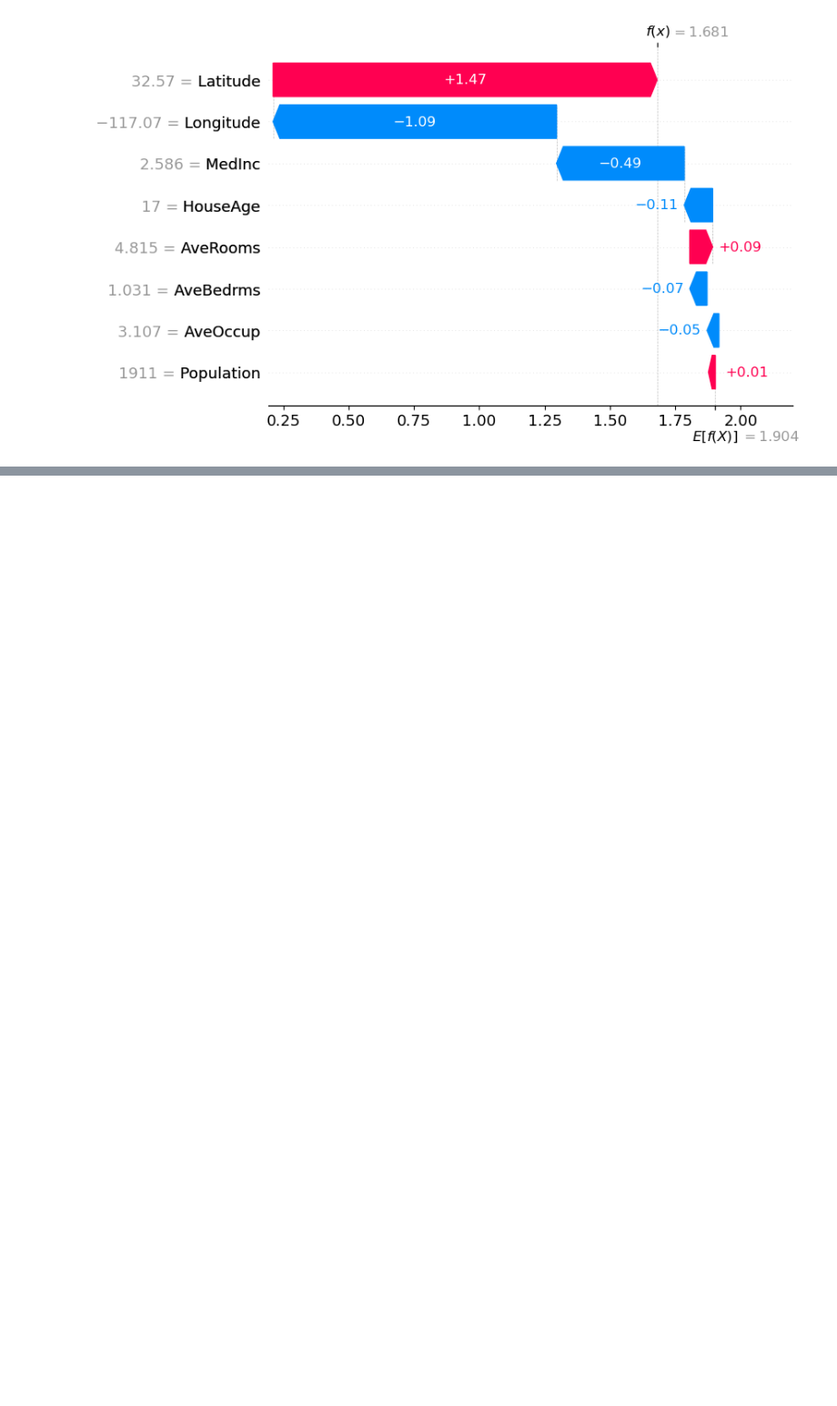
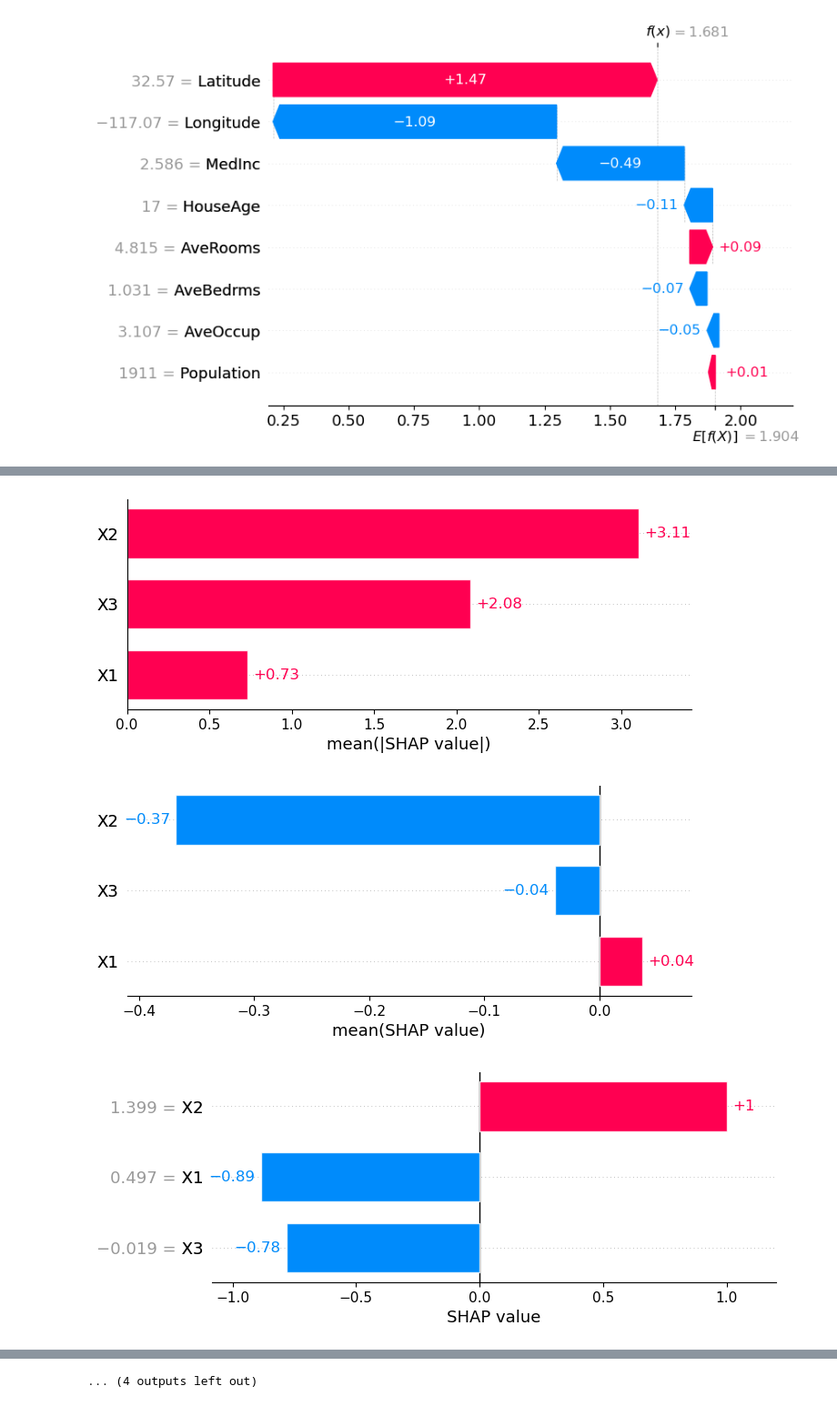
Before and after one commit to JackHuang0125/WHAT_I_DID, a Jupyter notebook: 0 Meeting/0_PAPER_0911.ipynb, the cells around one changed output, grey strips where cells are left out. Shown at 91% size. Saved outputs shown, nothing was run; the diff lists cells and outputs as text; code cells hidden in the pictures; blank space fills up the shorter version.

```diff
--- a/0 Meeting/0_PAPER_0911.ipynb
+++ b/0 Meeting/0_PAPER_0911.ipynb
@@ -688,0 +616,16 @@ plt.show()
+# %%
+np.random.seed(42)
+
+n = 1000
+X1 = np.random.normal(0, 1, n)
+X2 = np.random.normal(0, 1, n)
+X3 = 2*X1 + np.random.normal(0, 1.5, n)
+
+X = pd.DataFrame({'X1': X1, 'X2': X2, 'X3': X3})
+y = X1-3*X1*X2+3*(X2**2)+X3+np.random.normal(0, 1.5, n)
+
+rfg = RandomForestRegressor(random_state=42, n_estimators=500, n_jobs=-1)
+model =rfg.fit(X, y)
+
+explainer = shap.TreeExplainer(model, X)
+shap_values = explainer(X)
@@ -688,0 +643,29 @@ plt.show()
+# %%
+shap.plots.bar(shap_values.abs.mean(0))
+shap.plots.bar(shap_values.mean(0))
+
+shap.plots.bar(shap_values[0])
+
+clustering = shap.utils.hclust(X, y)
+shap.plots.bar(shap_values[0], clustering=clustering, clustering_cutoff=0.5)
+
+shap.plots.waterfall(shap_values[0]) # 看樣本點的各特徵影響度, 目前是看第1個樣本點[0], E[f(x)]是整體平均
+
+shap.plots.scatter(shap_values[:, "X1"])
+
+shap.plots.scatter(shap_values[:, "X1"], color=shap_values[:, "X2"]) # 有交互作用時, 搭配color會更清楚作用關係
+shap.plots.scatter(shap_values[:, "X1"], color=shap_values[:, "X3"])
+shap.plots.scatter(shap_values[:, "X2"], color=shap_values[:, "X1"])
+shap.plots.scatter(shap_values[:, "X2"], color=shap_values[:, "X3"])
+shap.plots.scatter(shap_values[:, "X3"], color=shap_values[:, "X1"])
+shap.plots.scatter(shap_values[:, "X3"], color=shap_values[:, "X2"])
+
+shap.plots.beeswarm(shap_values)
+
+shap.plots.violin(shap_values) # 很像beeswarm, 只是做成曲線圖
+
+shap.plots.heatmap(shap_values)
+# %% [output]
+[figure, added]
+[figure, added]
+[figure, added]
@@ -688,0 +681 @@ plt.show()
+... (4 outputs left out)
```
Also changed, not shown: parts of 16 cells of this notebook.
